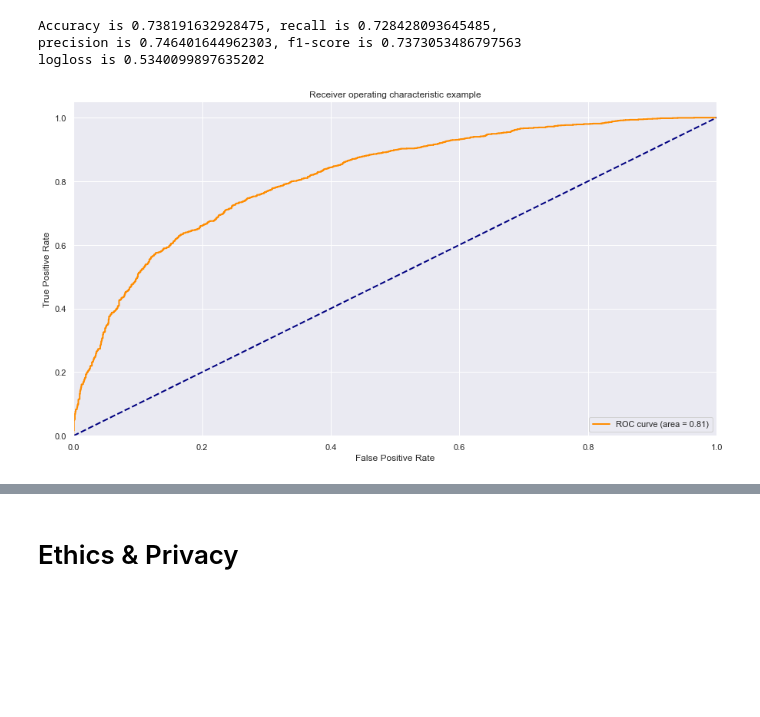
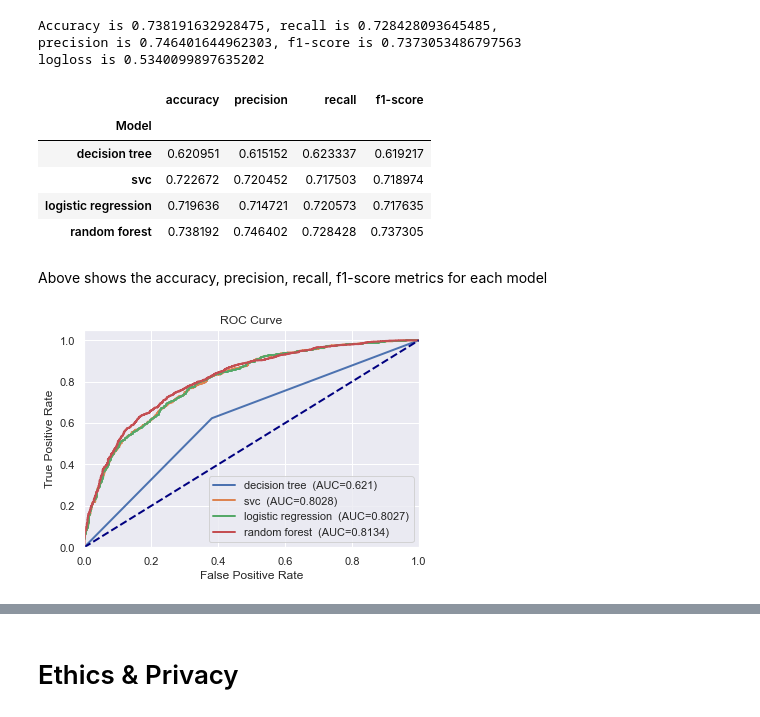
Before and after one commit to COGS118A/Group034-Sp22, a Jupyter notebook: FinalProject_group034.ipynb, the cells around one changed output, grey strips where cells are left out. Drawn from its saved outputs; the diff is of its cells as text; code cells hidden in the pictures; blank space fills up the shorter version.

```diff
--- a/FinalProject_group034.ipynb
+++ b/FinalProject_group034.ipynb
@@ -444,0 +685,8 @@ Random Forest
+# %%
+logr = LogisticRegression()
+logr.fit(X_train, y_train)
+y_pred = logr.predict(X_test)
+acc = accuracy_score(y_test,y_pred)
+recall = recall_score(y_test,y_pred)
+precision = precision_score(y_test,y_pred)
+f1 = f1_score(y_test,y_pred)
@@ -444,0 +698,5 @@ Random Forest
+# %%
+y_pred_score = lr.predict(X_test)
+fpr_lr,tpr_lr,thresholds_lr = roc_curve(y_test,logr.predict_proba(X_test)[:, 1])
+fpr_list.append(fpr_lr)
+tpr_list.append(tpr_lr)
@@ -471,30 +731,53 @@ acc = accuracy_score(y_test,y_pred)
 precision = precision_score(y_test,y_pred)
 recall = recall_score(y_test,y_pred)
 f1 = f1_score(y_test,y_pred)
-fpr,tpr,thresholds = roc_curve(y_test,y_pred_score[:,1])
-AUC = auc(fpr,tpr)
+fpr_rf,tpr_rf,thresholds = roc_curve(y_test,y_pred_score[:,1])
 print(f"Accuracy is {acc}, recall is {recall},\nprecision is {precision}, f1-score is {f1}\nlogloss is {log_loss(y_test,y_pred_score)}")
 # %% [output]
 Accuracy is 0.738191632928475, recall is 0.728428093645485,
 precision is 0.746401644962303, f1-score is 0.7373053486797563
 logloss is 0.5340099897635202
+# %%
+res['accuracy'].append(acc)
+res['recall'].append(recall)
+res['precision'].append(precision)
+res['f1-score'].append(f1)
+fpr_list.append(fpr_rf)
+tpr_list.append(tpr_rf)
+# %%
+df = pd.DataFrame(res)
+df['Model'] = ['decision tree','svc','logistic regression','random forest']
+df.set_index("Model", inplace=True)
+df
+# %% [output]
+|  | accuracy | precision | recall | f1-score |
+| Model |  |  |  |  |
+| decision tree | 0.620951 | 0.615152 | 0.623337 | 0.619217 |
+| svc | 0.722672 | 0.720452 | 0.717503 | 0.718974 |
+| logistic regression | 0.719636 | 0.714721 | 0.720573 | 0.717635 |
+| random forest | 0.738192 | 0.746402 | 0.728428 | 0.737305 |
+# %% [markdown]
+Above shows the accuracy, precision, recall, f1-score metrics for each model
 # %%
 plt.figure()
 lw = 2
-plt.plot(
-    fpr,
-    tpr,
-    color="darkorange",
-    lw = 2,
-    label=f"ROC curve (area = {np.round(AUC,2)})" ,
-)
+
+alg = ['decision tree','svc','logistic regression','random forest']
+for i in range(4):
+    AUC = np.round(auc(fpr_list[i],tpr_list[i]),4)
+    plt.plot(
+        fpr_list[i],
+        tpr_list[i],
+        lw = 2,
+        label=alg[i]+f'  (AUC={AUC})'
+    )
 plt.plot([0, 1], [0, 1], color="navy", lw=lw, linestyle="--")
 plt.xlim([0.0, 1.0])
 plt.ylim([0.0, 1.05])
 plt.xlabel("False Positive Rate")
 plt.ylabel("True Positive Rate")
-plt.title("Receiver operating characteristic example")
+plt.title("ROC Curve")
 plt.legend(loc="lower right")
 plt.show()
 # %% [output]
-[figure, old version]
+[figure, new version]
```
Also changed, not shown: parts of 36 cells of this notebook.
